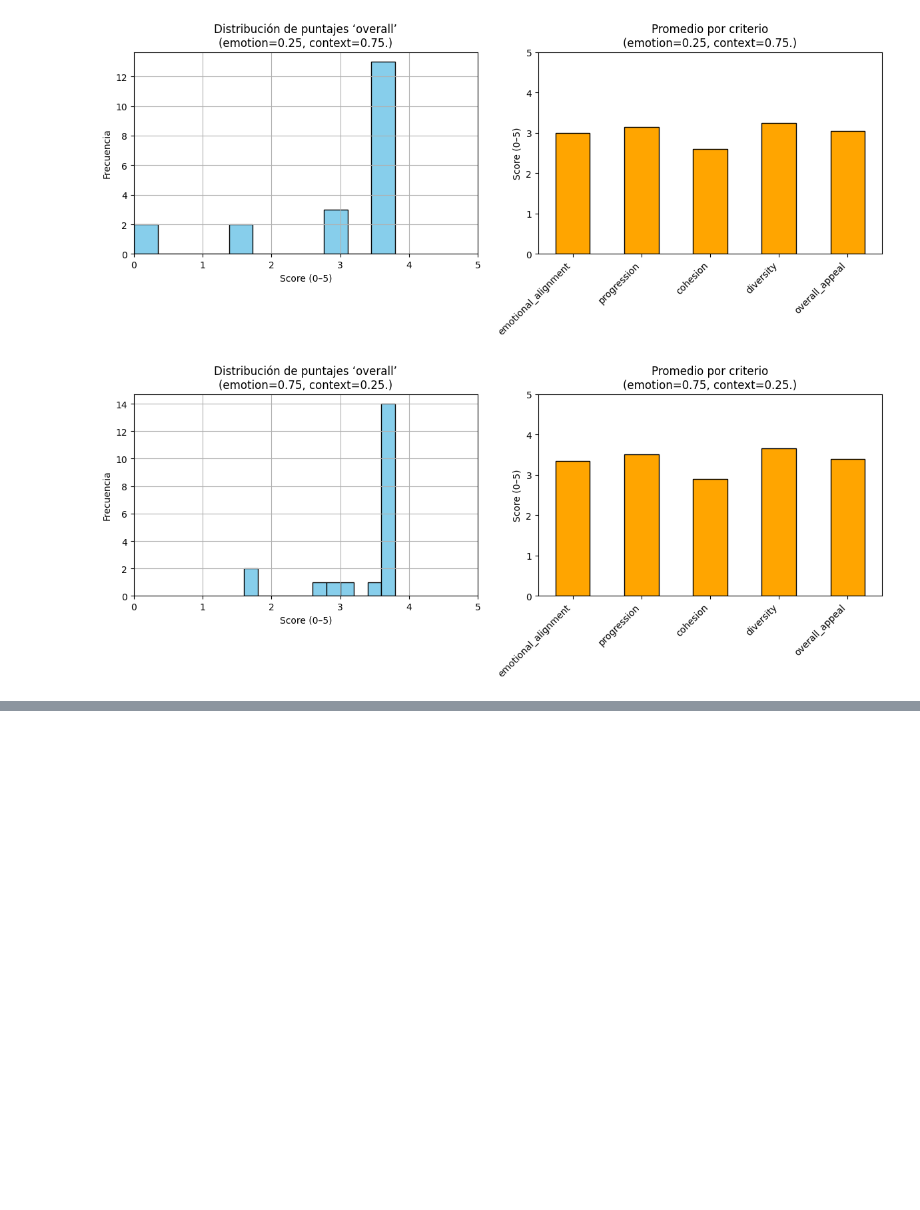
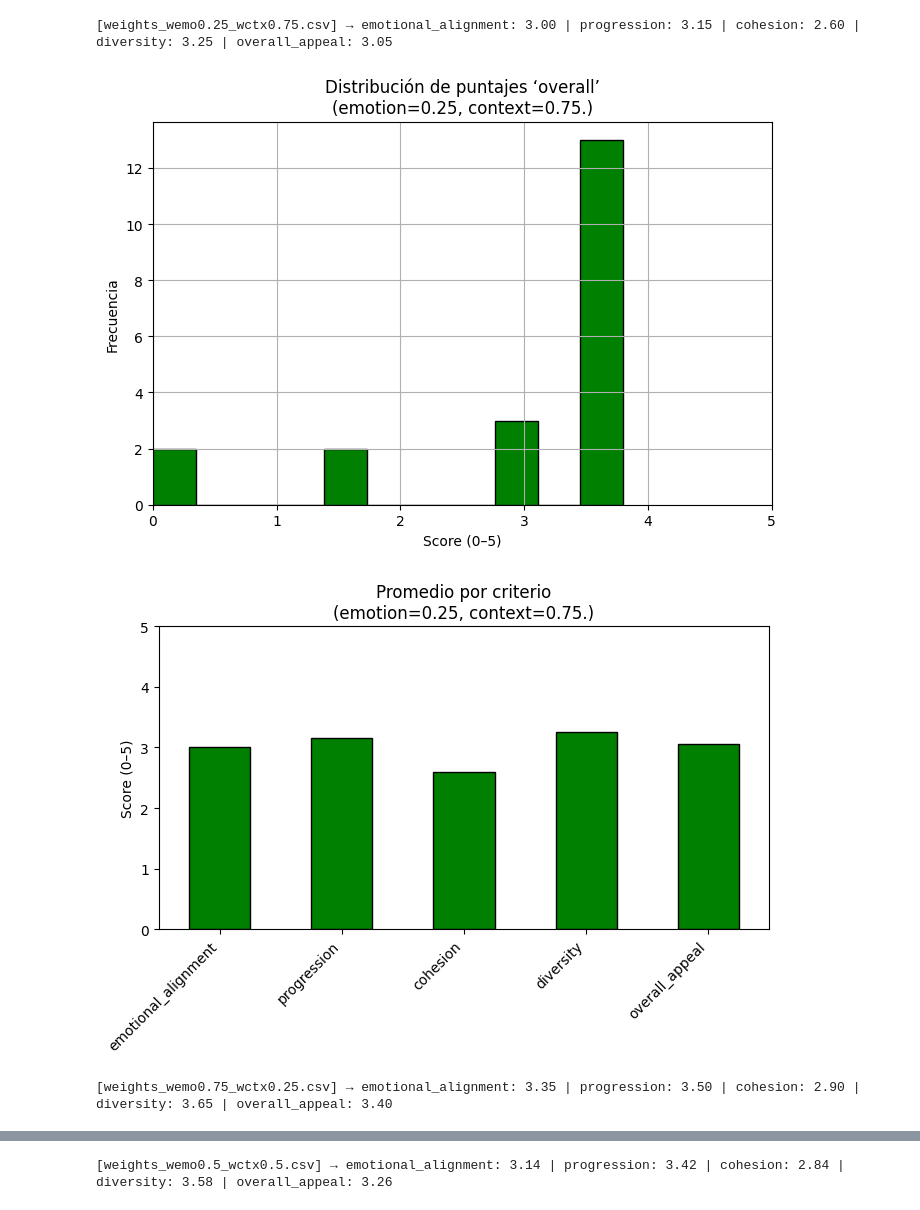
Before and after one commit to LucioLuque/GPTuneYourEmotions, a Jupyter notebook: evaluation/playlist/playlist_evaluation_new.ipynb, the cells around one changed output, grey strips where cells are left out. Saved outputs shown, nothing was run; the diff lists cells and outputs as text; code cells hidden in the pictures; blank space fills up the shorter version.

```diff
--- a/evaluation/playlist/playlist_evaluation_new.ipynb
+++ b/evaluation/playlist/playlist_evaluation_new.ipynb
@@ -37,39 +37,41 @@ import matplotlib.pyplot as plt
 
 folder = "output_results"  # dentro de tu carpeta playlist
 labels = ["emotional_alignment", "progression", "cohesion", "diversity", "overall_appeal"]
 
 for filename in os.listdir(folder):
     if filename.endswith(".csv"):
         df = pd.read_csv(os.path.join(folder, filename))
         means = df[labels].mean()
+        print(f"[{filename}] → " + " | ".join(f"{col}: {means[col]:.2f}" for col in labels))
 
         match = re.search(r"wemo([\d.]+)_wctx([\d.]+)", filename)
         if match:
             wemo = match.group(1)
             wctx = match.group(2)
         else:
             wemo = wctx = "?"
 
-        plt.figure(figsize=(12, 5))
-
         # 1. Histograma de 'overall'
-        plt.subplot(1, 2, 1)
-        df["overall"].hist(bins=11, color='skyblue', edgecolor='black')
+        plt.figure(figsize=(7, 5))
+        df["overall"].hist(bins=11, color='green', edgecolor='black')
         plt.title(f"Distribución de puntajes ‘overall’\n(emotion={wemo}, context={wctx})")
         plt.xlabel("Score (0–5)")
         plt.ylabel("Frecuencia")
         plt.xlim(0, 5)
+        plt.tight_layout()
+        plt.show()
 
         # 2. Barras de promedios por criterio
-        plt.subplot(1, 2, 2)
-        means.plot(kind="bar", color='orange', edgecolor='black')
+        plt.figure(figsize=(7, 5))
+        means.plot(kind="bar", color='green', edgecolor='black')
         plt.ylim(0, 5)
         plt.title(f"Promedio por criterio\n(emotion={wemo}, context={wctx})")
         plt.xticks(rotation=45, ha="right")
         plt.ylabel("Score (0–5)")
-
         plt.tight_layout()
         plt.show()
 # %% [output]
+[weights_wemo0.25_wctx0.75.csv] → emotional_alignment: 3.00 | progression: 3.15 | cohesion: 2.60 | diversity: 3.25 | overall_appeal: 3.05
-[figure, old version]
+[figure, new version]
-[figure, old version]
+[figure, new version]
+[weights_wemo0.75_wctx0.25.csv] → emotional_alignment: 3.35 | progression: 3.50 | cohesion: 2.90 | diversity: 3.65 | overall_appeal: 3.40
@@ -76,0 +80 @@ for filename in os.listdir(folder):
+[weights_wemo0.5_wctx0.5.csv] → emotional_alignment: 3.14 | progression: 3.42 | cohesion: 2.84 | diversity: 3.58 | overall_appeal: 3.26
```
Also changed, not shown: parts of 2 cells of this notebook, 2 other files.
